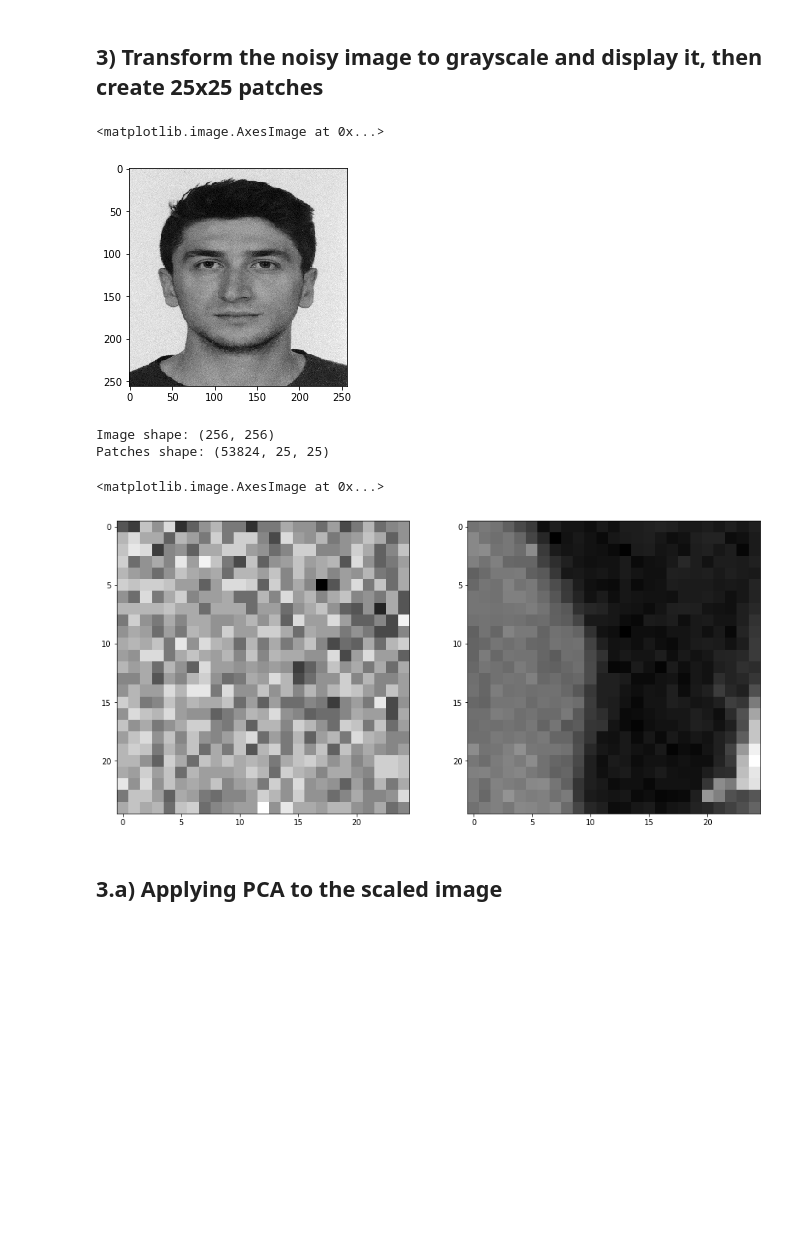
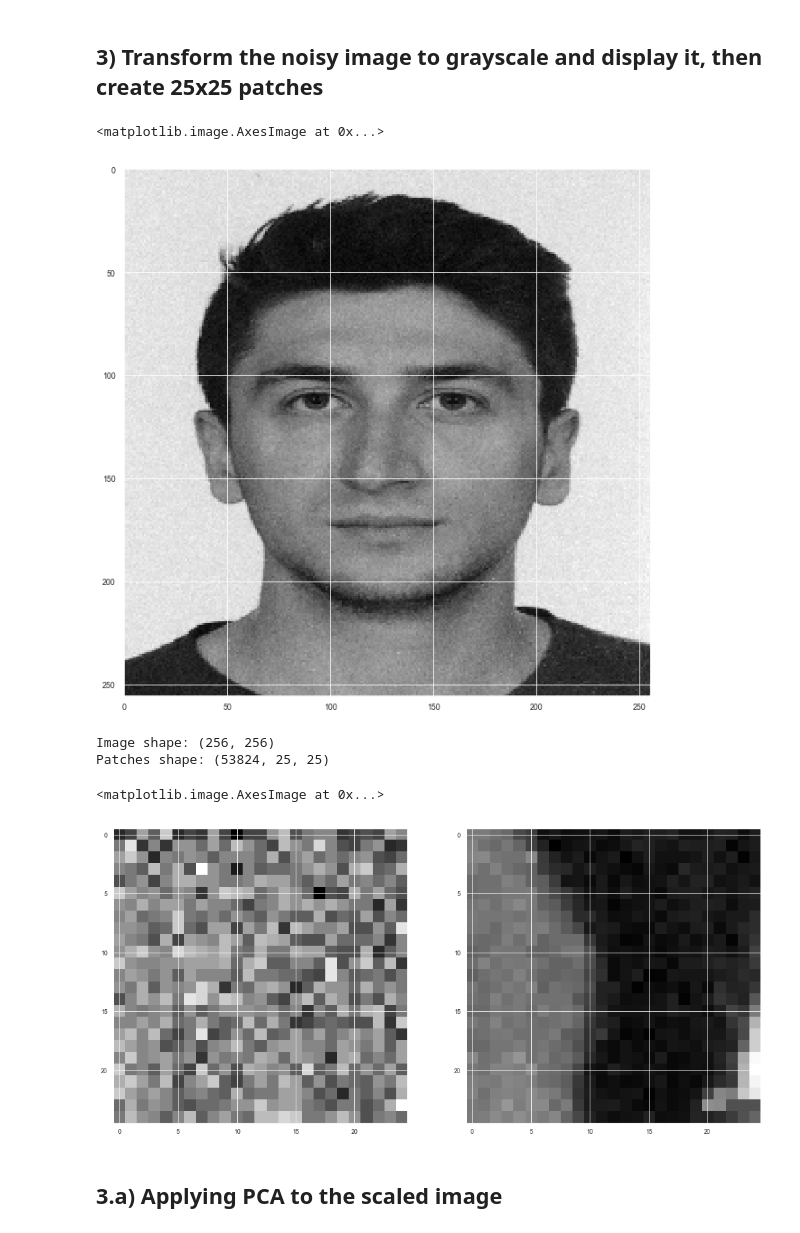
Before and after one commit to kubilay-yavuz/fall19-kubilay-yavuz, a Jupyter notebook: HW2/IE582-HW2.ipynb, the cells around one changed output. Saved outputs shown, nothing was run; the diff lists cells and outputs as text; code cells hidden in the pictures; blank space fills up the shorter version.

```diff
--- a/HW2/IE582-HW2.ipynb
+++ b/HW2/IE582-HW2.ipynb
@@ -7,7 +7,11 @@
 import pandas as pd
 import matplotlib.pyplot as plt
 import seaborn as sns
+plt.style.use('fivethirtyeight')
+sns.set_context("paper")
+sns.set_style("darkgrid")
 import numpy as np
+from mpl_toolkits import mplot3d
 # %% [markdown]
 # Part 1
 
@@ -167,10 +283,11 @@ for i in range(3):
 ## 3) Transform the noisy image to grayscale and display it, then create 25x25 patches
 # %%
 pic_noisy_g=cv2.cvtColor(pic_noisy,cv2.COLOR_RGB2GRAY)
+plt.figure(figsize=(15,10))
 plt.imshow(pic_noisy_g,cmap="gray")
 # %% [output]
 <matplotlib.image.AxesImage at 0x...>
-[figure, old version]
+[figure, new version]
 # %%
 from sklearn.datasets import load_sample_image
 from sklearn.feature_extraction import image
@@ -184,7 +301,7 @@ ax[1].imshow(patches[22000],cmap="gray")
 Image shape: (256, 256)
 Patches shape: (53824, 25, 25)
 <matplotlib.image.AxesImage at 0x...>
-[figure, old version]
+[figure, new version]
 # %% [markdown]
 ## 3.a) Applying PCA to the scaled image
 # %%
```
Also changed, not shown: parts of 24 cells of this notebook.
